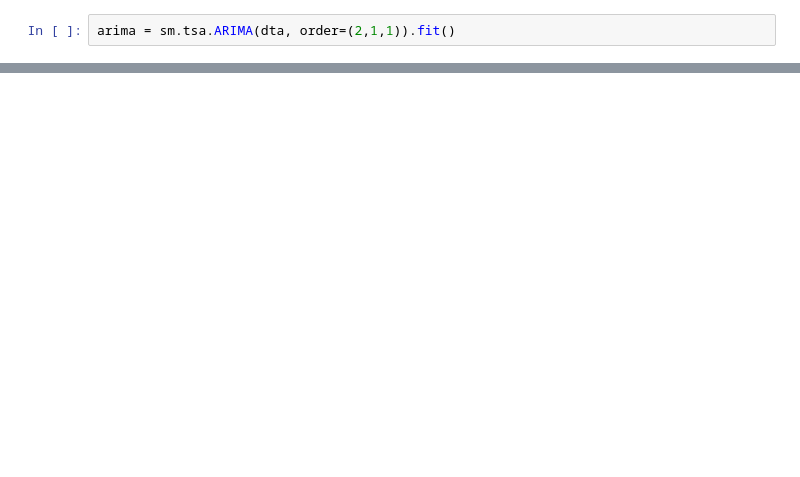
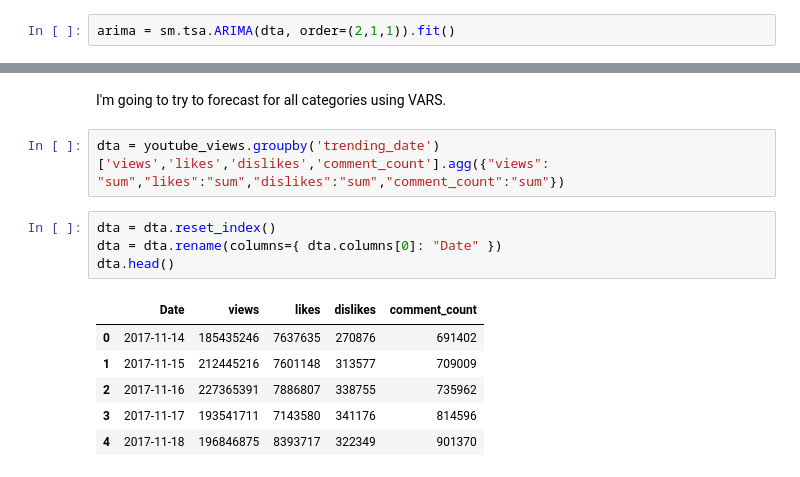
Before and after one commit to srive326/Youtube-forecasting, a Jupyter notebook: notebooks/Youtube_Data.ipynb, the cells around one changed output, grey strips where cells are left out. Cells and saved outputs as stored; diff of their text form; blank space fills up the shorter version.

```diff
--- a/notebooks/Youtube_Data.ipynb
+++ b/notebooks/Youtube_Data.ipynb
@@ -259,0 +258,15 @@ arima.plot_predict(plot_insample=False, dynamic=True, start="2018-06-01", ax=ax)
+# %% [markdown]
+I'm going to try to forecast for all categories using VARS.
+# %%
+dta = youtube_views.groupby('trending_date')['views','likes','dislikes','comment_count'].agg({"views": "sum","likes":"sum","dislikes":"sum","comment_count":"sum"})
+# %%
+dta = dta.reset_index()
+dta = dta.rename(columns={ dta.columns[0]: "Date" })
+dta.head()
+# %% [output]
+|  | Date | views | likes | dislikes | comment_count |
+| 0 | 2017-11-14 | 185435246 | 7637635 | 270876 | 691402 |
+| 1 | 2017-11-15 | 212445216 | 7601148 | 313577 | 709009 |
+| 2 | 2017-11-16 | 227365391 | 7886807 | 338755 | 735962 |
+| 3 | 2017-11-17 | 193541711 | 7143580 | 341176 | 814596 |
+| 4 | 2017-11-18 | 196846875 | 8393717 | 322349 | 901370 |
```
Also changed, not shown: parts of 20 cells of this notebook.
